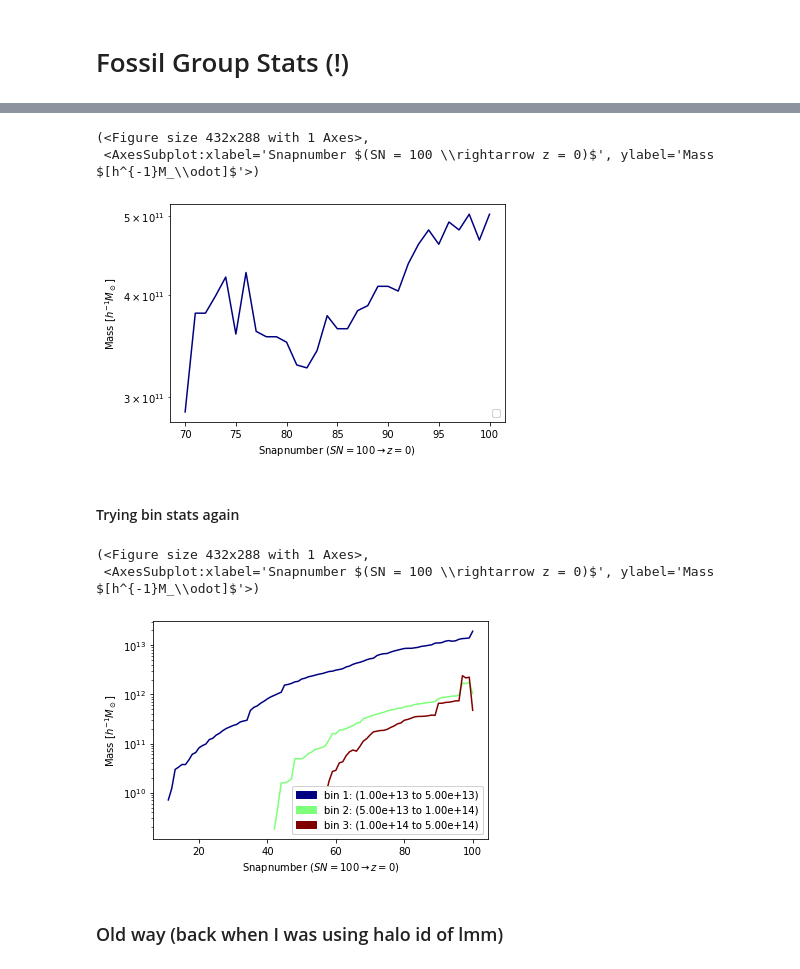
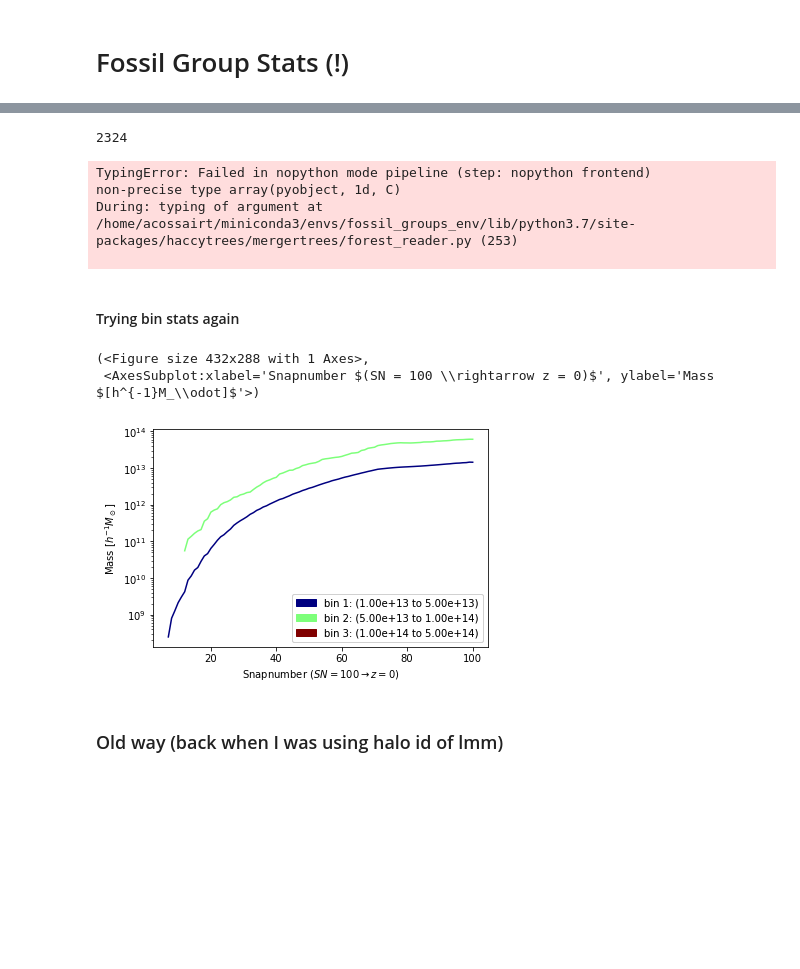
Before and after one commit to acossairt/fossil_groups, a Jupyter notebook: Haccytrees.ipynb, the cells around one changed output, grey strips where cells are left out. Saved outputs shown, nothing was run; the diff lists cells and outputs as text; code cells hidden in the pictures; blank space fills up the shorter version.

```diff
--- a/Haccytrees.ipynb
+++ b/Haccytrees.ipynb
@@ -465,23 +441,15 @@ last_mm_redshift = 1/scale_factors[last_mm_index] - 1
 # %% [markdown]
 # Fossil Group Stats (!)
 # %%
-mbins = [1e13, 5e13, 1e14, 5e14]
+#mbins = [1e13, 5e13, 1e14, 5e14]
+mbins = [1e13, 5e14]
+xaxis = 'snap_nums'
 absolute_threshold = True
 threshold = 5e11
 z_thresh = 1
 # Go find yourself some fossil groups!
 target_idx = help_func_haccytrees.bin_halos(forest, mbins)
-print(len(target_idx[0]))
 binned_mainbranch_index, binned_mainbranch_masses = help_func_haccytrees.get_binned_branches(target_idx, forest)
 binned_mainbranch_mergers = help_func_haccytrees.get_binned_mainbranch_mergers(forest, progenitor_array, binned_mainbranch_index, absolute_threshold)
-binned_major_mergers = help_func_haccytrees.get_binned_major_mergers(binned_mainbranch_mergers, threshold)
-binned_lmm_redshift, binned_lmm_index = help_func_haccytrees.get_binned_lmms(binned_major_mergers, threshold)
-binned_fgs = help_func_haccytrees.find_binned_fossils(forest, binned_lmm_redshift, z_thresh)
-
-# Now, analyze these new fg candidates!
-xaxis = 'snap_nums'
-target_idx = binned_fgs # Test all bins
-fg_binned_mainbranch_index, fg_binned_mainbranch_masses = help_func_haccytrees.get_binned_branches(target_idx, forest)
-# Look at the first bin
-help_func_haccytrees.plot_evol(fg_binned_mainbranch_mass[0], x_axis = xaxis)
+fig1, ax1 = help_func_haccytrees.plot_evol(binned_mainbranch_masses[0], x_axis = xaxis)
 # %% [output]
@@ -513,21 +457,37 @@ binned_fgs
-# %%
-target_id = 9
-mainbranch_idx, mainbranch_masses = help_func_haccytrees.get_branches(target_id, forest)
-help_func_haccytrees.plot_evol(mainbranch_masses, x_axis = xaxis)
-# %% [output]
-(<Figure size 432x288 with 1 Axes>,
- <AxesSubplot:xlabel='Snapnumber $(SN = 100 \\rightarrow z = 0)$', ylabel='Mass $[h^{-1}M_\\odot]$'>)
-[figure, removed]
+# %%
+# Find FGs
+binned_major_mergers = help_func_haccytrees.get_binned_major_mergers(binned_mainbranch_mergers, threshold)
+binned_lmm_redshift, binned_lmm_index = help_func_haccytrees.get_binned_lmms(binned_major_mergers, threshold)
+binned_fgs = help_func_haccytrees.find_binned_fossils(forest, binned_lmm_redshift, target_idx, z_thresh)
+# Notice we are using the original target_idx -- that will connect back to halo_index's
+# %%
+print(len(binned_fgs[0][0]))
+# %% [output]
+2324
+# %%
+# Now, analyze these new fg candidates!
+xaxis = 'snap_nums'
+fg_target_idx = binned_fgs[1] # Test one bin at a time
+fg_binned_mainbranch_index, fg_binned_mainbranch_masses = help_func_haccytrees.get_branches(fg_target_idx, forest)
+fig, ax = help_func_haccytrees.plot_evol(fg_binned_mainbranch_masses, x_axis = xaxis)
+fig.savefig("fgs_evol.png")
+# %% [output]
+TypingError: Failed in nopython mode pipeline (step: nopython frontend)
+non-precise type array(pyobject, 1d, C)
+During: typing of argument at /home/acossairt/miniconda3/envs/fossil_groups_env/lib/python3.7/site-packages/haccytrees/mergertrees/forest_reader.py (253)
+
 # %% [markdown]
 #### Trying bin stats again
 # %%
+fg_target_idx = binned_fgs
+fg_binned_mainbranch_index, fg_binned_mainbranch_masses = help_func_haccytrees.get_binned_branches(fg_target_idx, forest)
 mainbranch_avg_masses = help_func_haccytrees.avg_mass_bins(fg_binned_mainbranch_masses, mbins)
 xaxis = 'snap_nums'
 help_func_haccytrees.plot_evol(mainbranch_avg_masses, bins = mbins, avg = True, x_axis = xaxis)
 # %% [output]
 (<Figure size 432x288 with 1 Axes>,
  <AxesSubplot:xlabel='Snapnumber $(SN = 100 \\rightarrow z = 0)$', ylabel='Mass $[h^{-1}M_\\odot]$'>)
-[figure, old version]
+[figure, new version]
 # %% [markdown]
 ### Old way (back when I was using halo id of lmm)
 # %%
```
Also changed, not shown: parts of 17 cells of this notebook, 14 other files.
